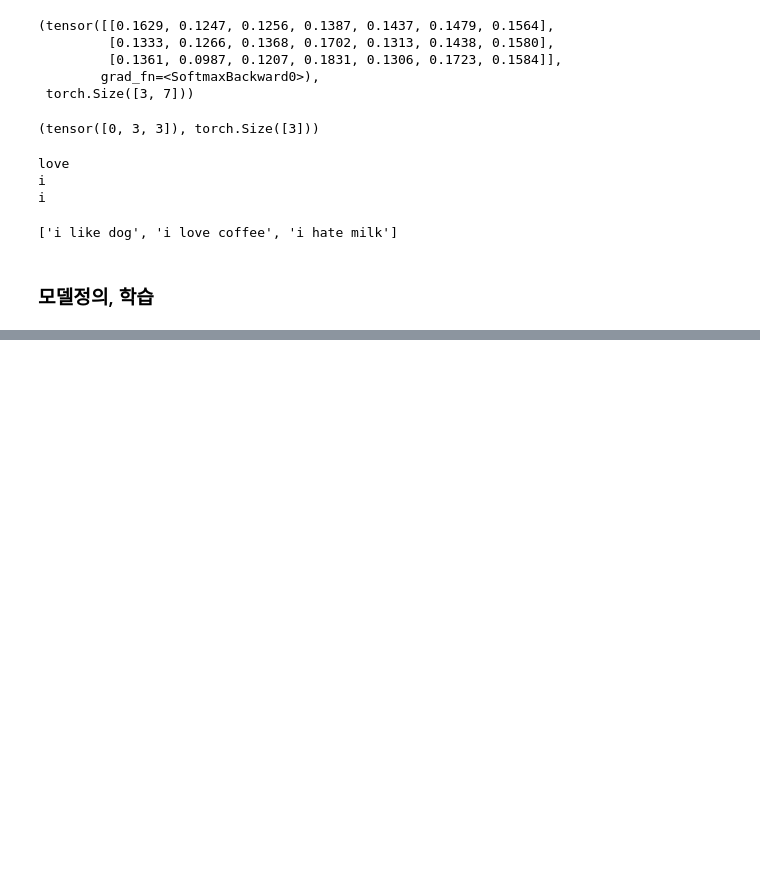
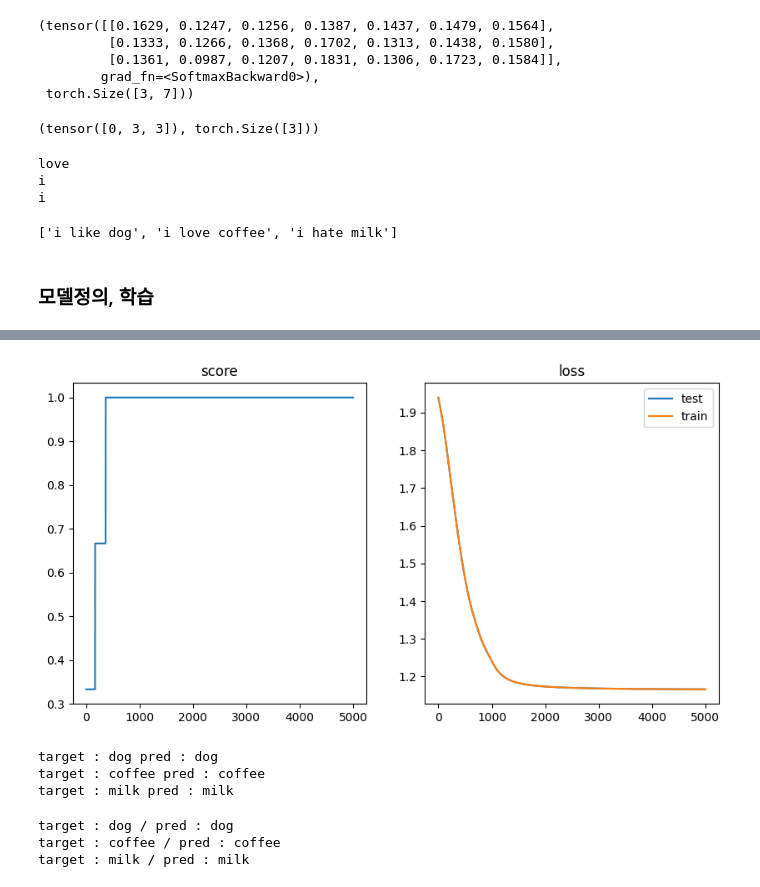
Before and after one commit to parking-place/PlayData_v2, a Jupyter notebook: 06. deep learning/3. NLP Pytorch/3-1. RNN.ipynb, the cells around one changed output, grey strips where cells are left out. Cells and saved outputs as stored; diff of their text form; code cells hidden in the pictures; blank space fills up the shorter version.

```diff
--- a/06. deep learning/3. NLP Pytorch/3-1. RNN.ipynb
+++ b/06. deep learning/3. NLP Pytorch/3-1. RNN.ipynb
@@ -981,0 +1075,62 @@ class SimpleRNNModel(nn.Module):
+# %%
+from tqdm.auto import tqdm
+
+################################################################
+# 모델 학습
+################################################################
+# 스코어와 로스를 저장할 리스트 생성
+train_loss_list = []
+score_list = []
+loss_list = []
+# loss 함수 객체 생성
+loss_fn = nn.CrossEntropyLoss()
+# optimizer 생성
+optimizer = optim.Adam(model.parameters(), lr=LR)
+
+for epoch in tqdm(range(N_EPOCHS)):
+    # 데이터 로더 생성
+    train_loader = DataLoader(llh_dataset, batch_size=BATCH_SIZE)
+    # 트레인 루프
+    train_loss = train_loop(train_loader, model, loss_fn, optimizer)
+    # 데이터 로더 생성
+    test_loader = DataLoader(llh_dataset, batch_size=BATCH_SIZE)
+    # 테스트 루프
+    test_loss, test_acc = testloop(test_loader, model, loss_fn)
+    # 스코어와 로스를 리스트에 저장
+    train_loss_list.append(train_loss)
+    loss_list.append(test_loss)
+    score_list.append(test_acc)
+# %%
+import matplotlib.pyplot as plt
+
+# 스코어와 로스를 그래프로 출력
+fig, axes = plt.subplots(1, 2, figsize=(10, 5))
+axes[0].plot(score_list)
+axes[0].set_title('score')
+axes[1].plot(loss_list)
+axes[1].plot(train_loss_list)
+axes[1].set_title('loss')
+axes[1].legend(['test', 'train'])
+plt.show()
+# %% [output]
+[figure, added]
+# %%
+loader = DataLoader(llh_dataset, batch_size=3)
+
+model.eval()
+
+X, y = next(iter(loader))
+
+pred = model(X.to(DEVICE))
+# %% [output]
+target : dog pred : dog
+target : coffee pred : coffee
+target : milk pred : milk
+# %%
+for y_, pred_ in zip(y.to(CPU), pred.to(CPU)):
+    print('target :', word_dict[word_dict.vec2tok(y_)], end=' / ')
+    print('pred :', word_dict[word_dict.vec2tok(pred_)])
+# %% [output]
+target : dog / pred : dog
+target : coffee / pred : coffee
+target : milk / pred : milk
```
Also changed, not shown: parts of 10 cells of this notebook, 1 other file.
